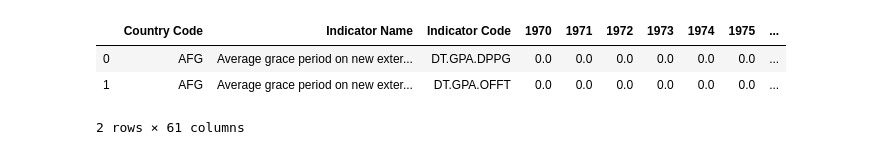
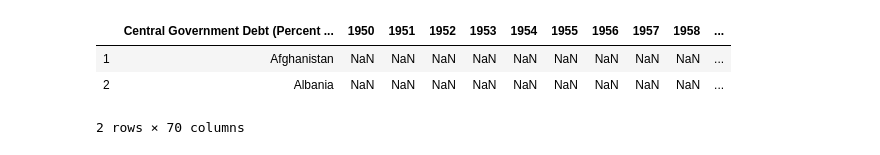
Before and after one commit to skhiearth/International-Debt-Statistics, a Jupyter notebook: IDS.ipynb, the cells around one changed output. Cells and saved outputs as stored; diff of their text form; code cells hidden in the pictures.

```diff
--- a/IDS.ipynb
+++ b/IDS.ipynb
@@ -26,0 +9,7 @@ df = pd.read_sql(sql_string, conn)
+# %%
+import pandas as pd
+import numpy as np
+
+# Read the XLS
+df = pd.read_csv('Dataset/imf-debt.csv', na_values = 'no data')
+df.head(3)
@@ -27,8 +22,8 @@ df = pd.read_sql(sql_string, conn)
 # %%
-df.drop(df.columns[0], axis = 1, inplace= True)
+df.drop(df.index[0], inplace = True)
 df.head(2)
 # %% [output]
-|  | Country Code | Indicator Name | Indicator Code | 1970 | 1971 | 1972 | 1973 | 1974 | 1975 | ... |
-| 0 | AFG | Average grace period on new exter... | DT.GPA.DPPG | 0.0 | 0.0 | 0.0 | 0.0 | 0.0 | 0.0 | ... |
-| 1 | AFG | Average grace period on new exter... | DT.GPA.OFFT | 0.0 | 0.0 | 0.0 | 0.0 | 0.0 | 0.0 | ... |
+|  | Central Government Debt (Percent ... | 1950 | 1951 | 1952 | 1953 | 1954 | 1955 | 1956 | 1957 | 1958 | ... |
+| 1 | Afghanistan | NaN | NaN | NaN | NaN | NaN | NaN | NaN | NaN | NaN | ... |
+| 2 | Albania | NaN | NaN | NaN | NaN | NaN | NaN | NaN | NaN | NaN | ... |
-2 rows × 61 columns
+2 rows × 70 columns
```
Also changed, not shown: parts of 8 cells of this notebook.
